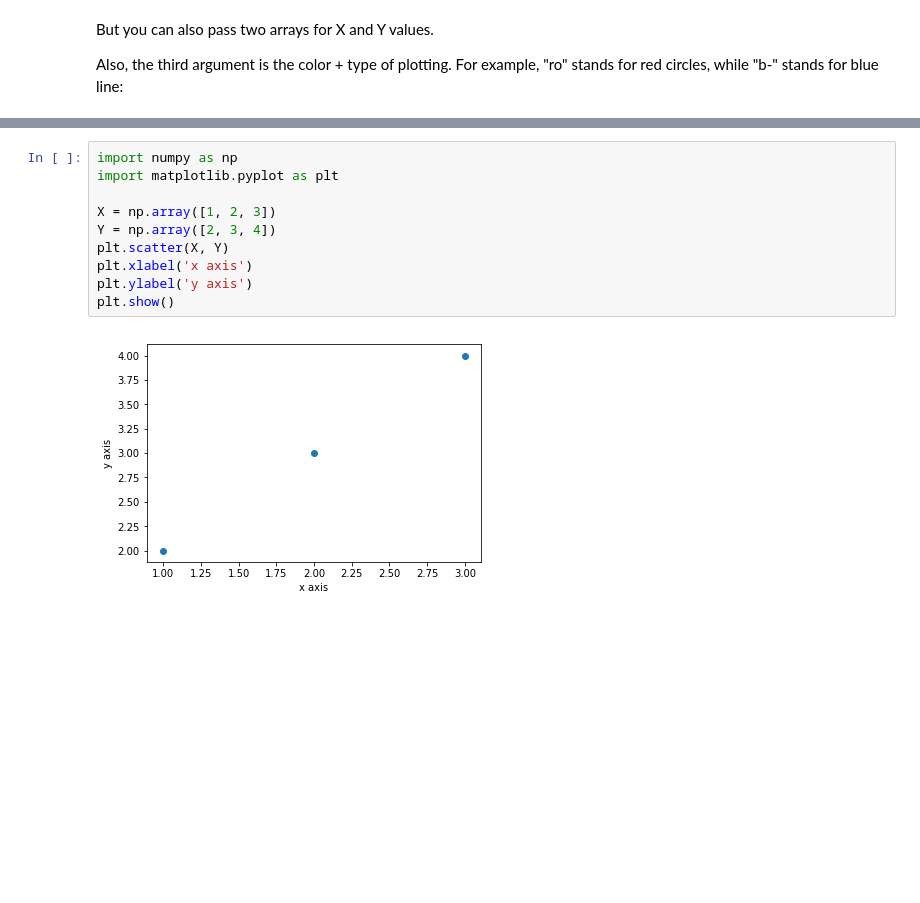
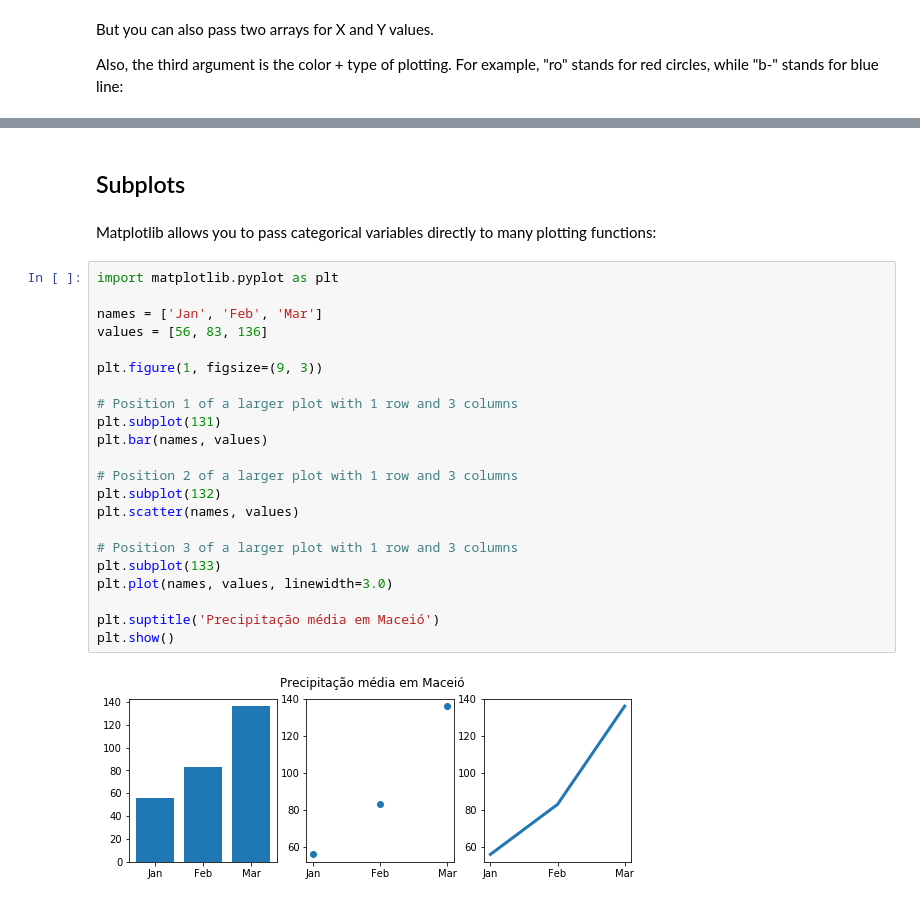
Before and after one commit to dielsonsales/Machine-Learning-Playground, a Jupyter notebook: MatplotLib.ipynb, the cells around one changed output, grey strips where cells are left out. Saved outputs shown, nothing was run; the diff lists cells and outputs as text; blank space fills up the shorter version.

Commit message:
Update Matplotlib

```diff
--- a/MatplotLib.ipynb
+++ b/MatplotLib.ipynb
@@ -54,12 +73,28 @@ The `scatter` function also draws scattered plots:
-# %%
-import numpy as np
-import matplotlib.pyplot as plt
-
-X = np.array([1, 2, 3])
-Y = np.array([2, 3, 4])
-plt.scatter(X, Y)
-plt.xlabel('x axis')
-plt.ylabel('y axis')
-plt.show()
-# %% [output]
-[figure, removed]
+# %% [markdown]
+## Subplots
+# %% [markdown]
+Matplotlib allows you to pass categorical variables directly to many plotting functions:
+# %%
+import matplotlib.pyplot as plt
+
+names = ['Jan', 'Feb', 'Mar']
+values = [56, 83, 136]
+
+plt.figure(1, figsize=(9, 3))
+
+# Position 1 of a larger plot with 1 row and 3 columns
+plt.subplot(131)
+plt.bar(names, values)
+
+# Position 2 of a larger plot with 1 row and 3 columns
+plt.subplot(132)
+plt.scatter(names, values)
+
+# Position 3 of a larger plot with 1 row and 3 columns
+plt.subplot(133)
+plt.plot(names, values, linewidth=3.0)
+
+plt.suptitle('Precipitação média em Maceió')
+plt.show()
+# %% [output]
+[figure, added]
```
Also changed, not shown: parts of 8 cells of this notebook.
